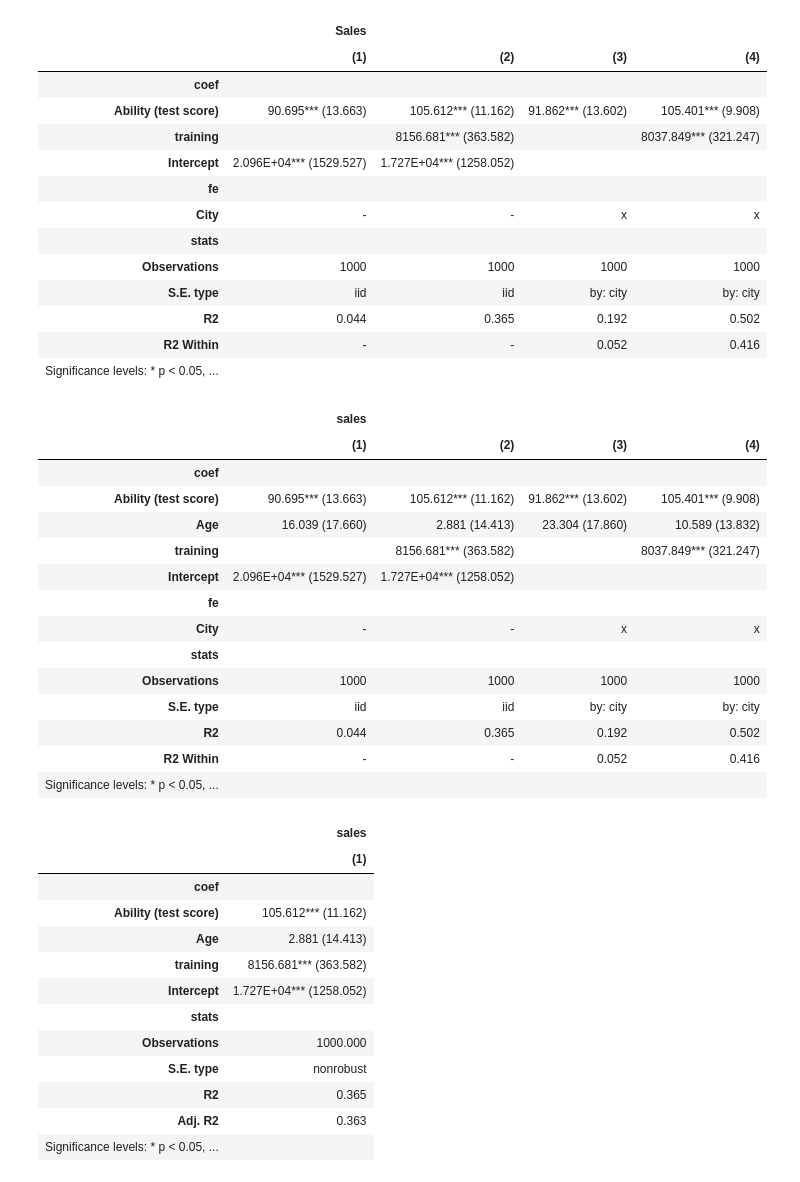
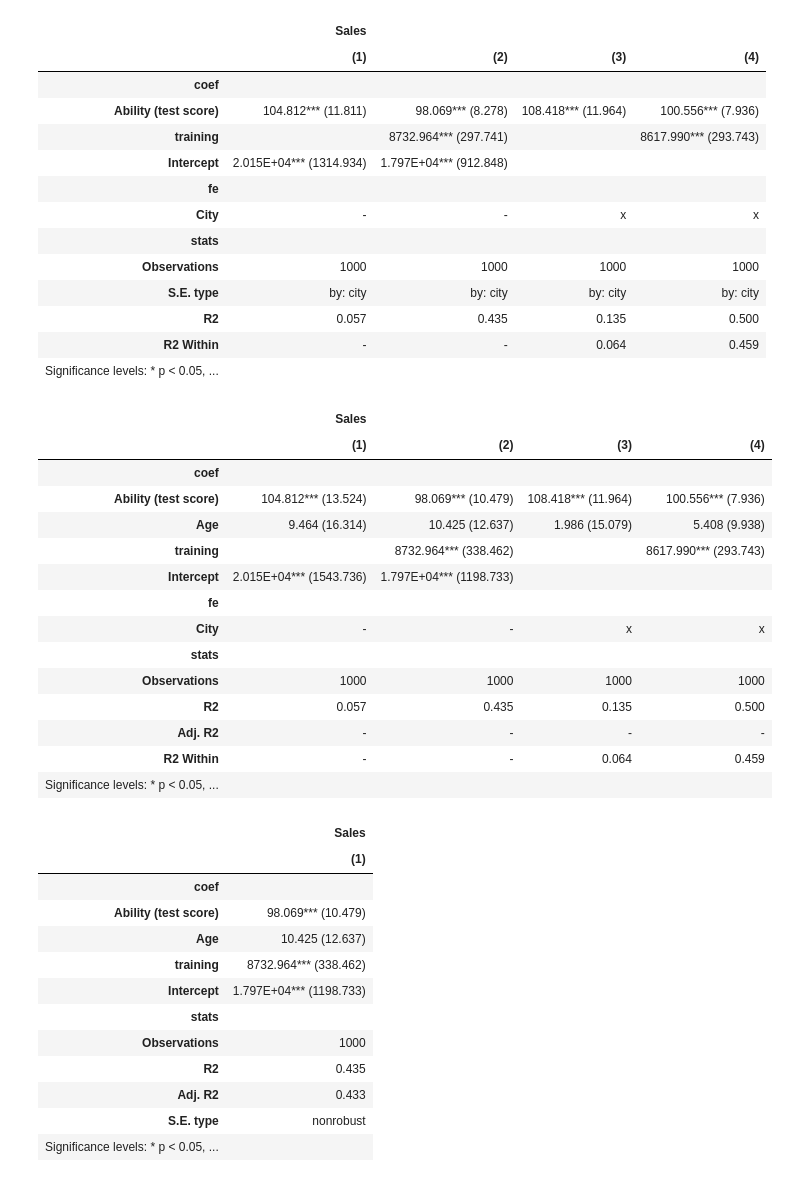
Before and after one commit to dsliwka/maketables, a Jupyter notebook: testWordtable.ipynb, the cells around one changed output. Saved outputs shown, nothing was run; the diff lists cells and outputs as text; code cells hidden in the pictures.

```diff
--- a/testWordtable.ipynb
+++ b/testWordtable.ipynb
@@ -104,61 +104,62 @@ df["tgroup"] = pd.Categorical(df["tgroup"], categories=[0, 1, 2], ordered=True)
 df["tgroup"] = df["tgroup"].cat.rename_categories(["Control", "Treatment 1", "Treatment 2"])
 # %%
 #est=pf.feols("sales ~ ability + age + training | city", data=df)
-est=pf.feols("sales ~ ability + csw(age, training) | sw0(city)", data=df)
-pf.etable(est, labels=labels, drop=["age"])
+est=pf.feols("sales ~ ability + csw(age, training) | sw0(city)", data=df,
+             vcov={"CRV1": "city"})
+pf.etable(est, labels=labels)
 # %% [output]
 |  | Sales |  |  |  |
 |  | (1) | (2) | (3) | (4) |
 | coef |  |  |  |  |
-| Ability (test score) | 90.695*** (13.663) | 105.612*** (11.162) | 91.862*** (13.602) | 105.401*** (9.908) |
-| training |  | 8156.681*** (363.582) |  | 8037.849*** (321.247) |
-| Intercept | 2.096E+04*** (1529.527) | 1.727E+04*** (1258.052) |  |  |
+| Ability (test score) | 104.812*** (11.811) | 98.069*** (8.278) | 108.418*** (11.964) | 100.556*** (7.936) |
+| training |  | 8732.964*** (297.741) |  | 8617.990*** (293.743) |
+| Intercept | 2.015E+04*** (1314.934) | 1.797E+04*** (912.848) |  |  |
 | fe |  |  |  |  |
 | City | - | - | x | x |
 | stats |  |  |  |  |
 | Observations | 1000 | 1000 | 1000 | 1000 |
-| S.E. type | iid | iid | by: city | by: city |
-| R2 | 0.044 | 0.365 | 0.192 | 0.502 |
-| R2 Within | - | - | 0.052 | 0.416 |
+| S.E. type | by: city | by: city | by: city | by: city |
+| R2 | 0.057 | 0.435 | 0.135 | 0.500 |
+| R2 Within | - | - | 0.064 | 0.459 |
 | Significance levels: * p < 0.05, ... |  |  |  |  |
 # %%
 et1 = ETable(est, labels=labels)
-et1.save(type="docx", file_name="C:/PythonProjects/tabout/docs/test_reg1", replace=True)
+et1
 # %% [output]
-|  | sales |  |  |  |
+|  | Sales |  |  |  |
 |  | (1) | (2) | (3) | (4) |
 | coef |  |  |  |  |
-| Ability (test score) | 90.695*** (13.663) | 105.612*** (11.162) | 91.862*** (13.602) | 105.401*** (9.908) |
-| Age | 16.039 (17.660) | 2.881 (14.413) | 23.304 (17.860) | 10.589 (13.832) |
-| training |  | 8156.681*** (363.582) |  | 8037.849*** (321.247) |
-| Intercept | 2.096E+04*** (1529.527) | 1.727E+04*** (1258.052) |  |  |
+| Ability (test score) | 104.812*** (13.524) | 98.069*** (10.479) | 108.418*** (11.964) | 100.556*** (7.936) |
+| Age | 9.464 (16.314) | 10.425 (12.637) | 1.986 (15.079) | 5.408 (9.938) |
+| training |  | 8732.964*** (338.462) |  | 8617.990*** (293.743) |
+| Intercept | 2.015E+04*** (1543.736) | 1.797E+04*** (1198.733) |  |  |
 | fe |  |  |  |  |
 | City | - | - | x | x |
 | stats |  |  |  |  |
 | Observations | 1000 | 1000 | 1000 | 1000 |
-| S.E. type | iid | iid | by: city | by: city |
-| R2 | 0.044 | 0.365 | 0.192 | 0.502 |
-| R2 Within | - | - | 0.052 | 0.416 |
+| R2 | 0.057 | 0.435 | 0.135 | 0.500 |
+| Adj. R2 | - | - | - | - |
+| R2 Within | - | - | 0.064 | 0.459 |
 | Significance levels: * p < 0.05, ... |  |  |  |  |
 # %%
 import statsmodels.formula.api as smf
 
 reg=smf.ols("sales ~ ability + age + training", data=df).fit()
-et2 = ETable(reg, labels=labels)
-et2.save(type="docx", file_name="C:/PythonProjects/tabout/docs/test_reg3", replace=True)
+et2 = ETable(reg, labels=labels, model_stats=["N","r2","adj_r2","se_type"])
+et2
 # %% [output]
-|  | sales |
+|  | Sales |
 |  | (1) |
 | coef |  |
-| Ability (test score) | 105.612*** (11.162) |
-| Age | 2.881 (14.413) |
-| training | 8156.681*** (363.582) |
-| Intercept | 1.727E+04*** (1258.052) |
+| Ability (test score) | 98.069*** (10.479) |
+| Age | 10.425 (12.637) |
+| training | 8732.964*** (338.462) |
+| Intercept | 1.797E+04*** (1198.733) |
 | stats |  |
-| Observations | 1000.000 |
+| Observations | 1000 |
+| R2 | 0.435 |
+| Adj. R2 | 0.433 |
 | S.E. type | nonrobust |
-| R2 | 0.365 |
-| Adj. R2 | 0.363 |
 | Significance levels: * p < 0.05, ... |  |
 # %%
 et2
```
Also changed, not shown: parts of 5 cells of this notebook, 8 other files.
